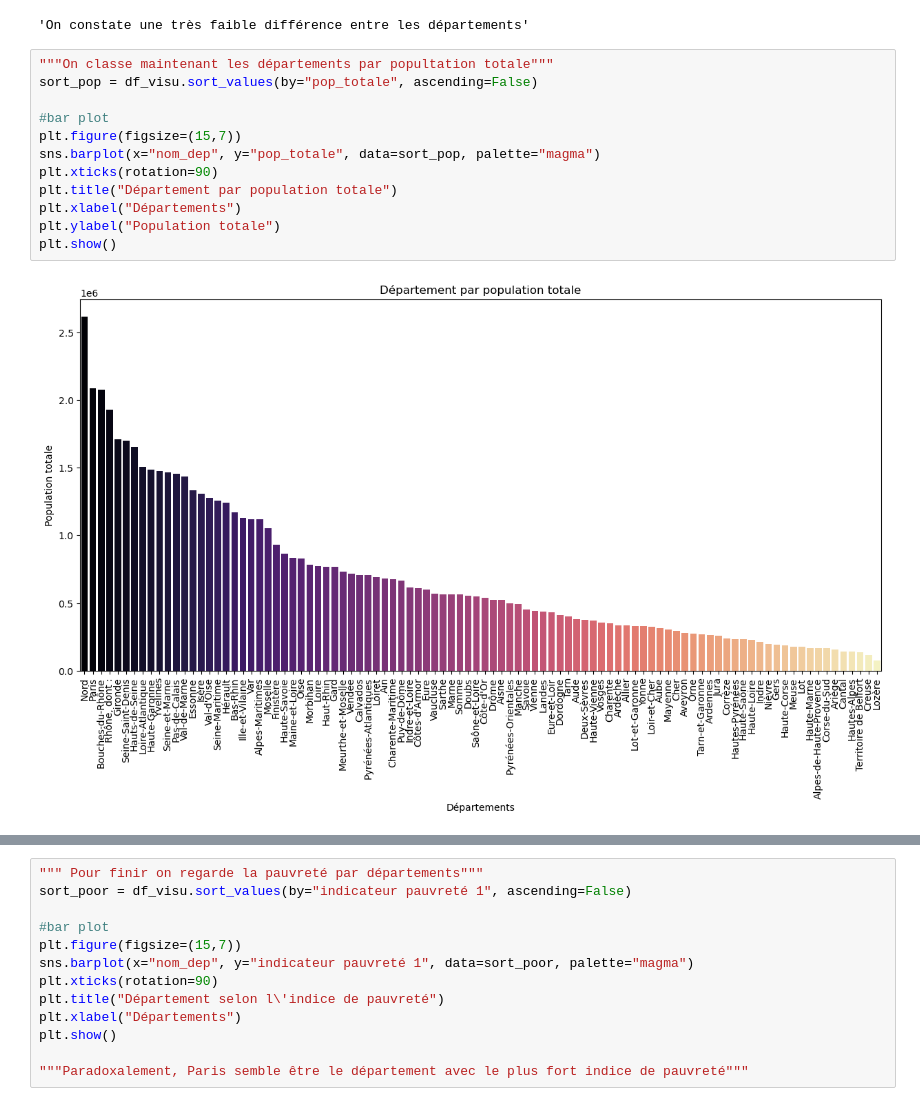
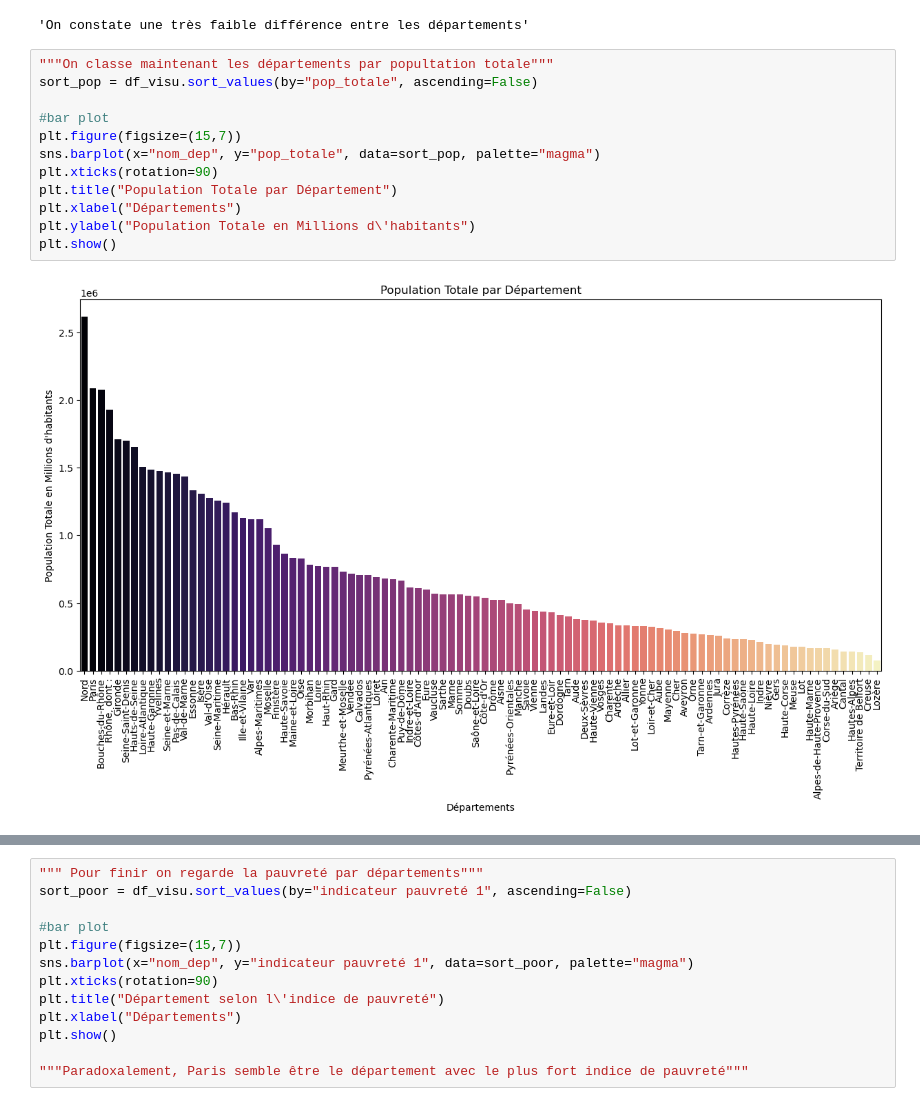
Before and after one commit to gabrielfrancois/DS_Covid, a Jupyter notebook: stat2_visu.ipynb, the cells around one changed output, grey strips where cells are left out. Cells and saved outputs as stored; diff of their text form.

```diff
--- a/stat2_visu.ipynb
+++ b/stat2_visu.ipynb
@@ -120,16 +120,16 @@ plt.show()
 # %%
 """On classe maintenant les départements par popultation totale"""
 sort_pop = df_visu.sort_values(by="pop_totale", ascending=False)
 
 #bar plot
 plt.figure(figsize=(15,7))
 sns.barplot(x="nom_dep", y="pop_totale", data=sort_pop, palette="magma")
 plt.xticks(rotation=90)
-plt.title("Département par population totale")
+plt.title("Population Totale par Département")
 plt.xlabel("Départements")
-plt.ylabel("Population totale")
+plt.ylabel("Population Totale en Millions d\'habitants")
 plt.show()
 # %% [output]
-[figure, old version]
+[figure, new version]
 # %%
 """Regardons les départements qui testent le moins"""
```
Also changed, not shown: parts of 4 cells of this notebook.
